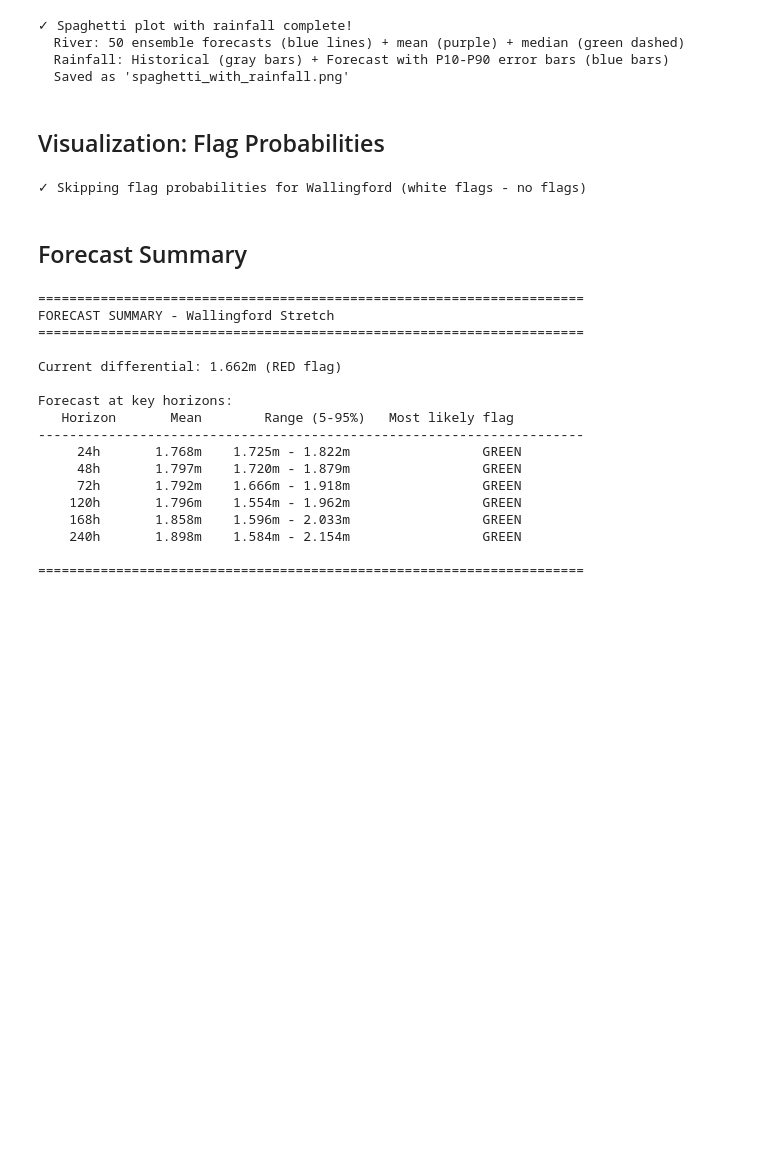
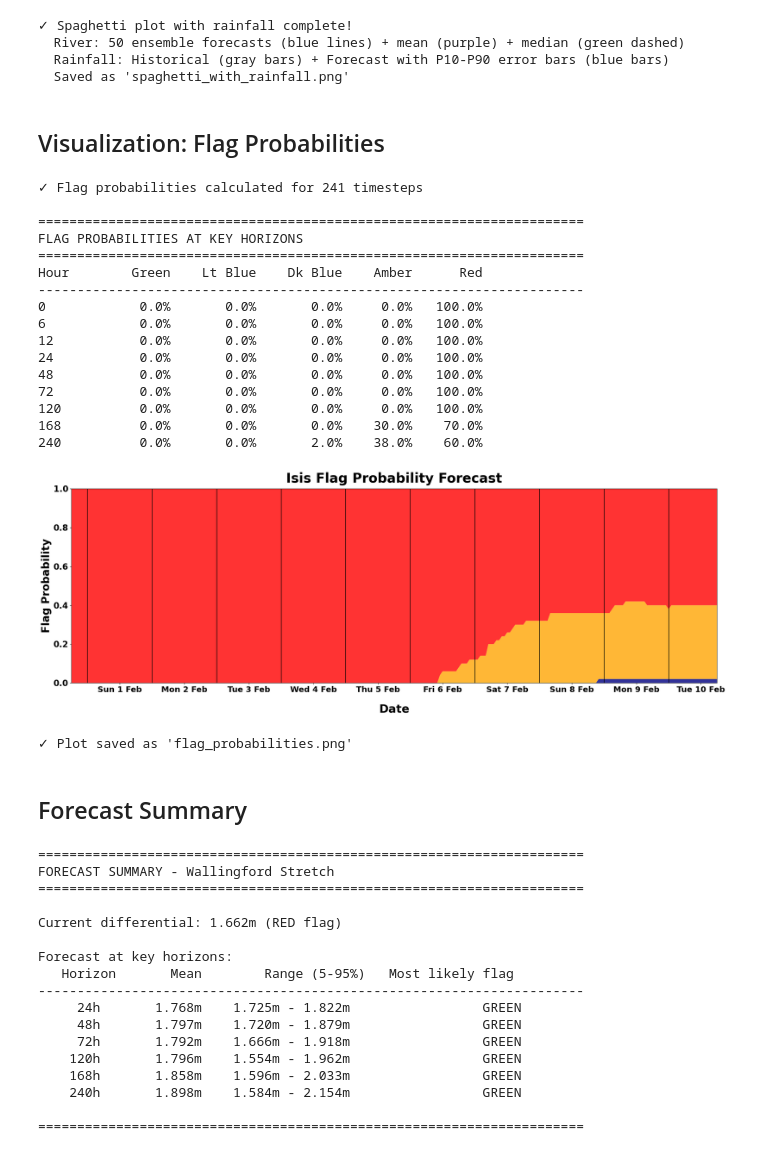
Before and after one commit to robertdoanesolomon/Flag_Predictor, a Jupyter notebook: notebooks/visualization.ipynb, the cells around one changed output. Saved outputs shown, nothing was run; the diff lists cells and outputs as text; code cells hidden in the pictures; blank space fills up the shorter version.

```diff
--- a/notebooks/visualization.ipynb
+++ b/notebooks/visualization.ipynb
@@ -460,6 +459,21 @@ def calculate_flag_probabilities(ensemble_df, thresholds):
         probs_df[f'p_{flag}'] = count / n_members
 
     return probs_df
+
+# Improved axis formatting for flag probability plot
+import matplotlib.dates as mdates
+import matplotlib.ticker as mticker
+
+def _short_date(x, pos=None):
+    """Format date for X axis as 'Wed 4 May' with day number not zero-padded."""
+    d = mdates.num2date(x)
+    return d.strftime("%a ") + str(d.day) + " " + d.strftime("%b") + "\n"
+
+class _MiddayLocator(mdates.DayLocator):
+    """Place ticks at midday (12h) instead of midnight."""
+    def tick_values(self, vmin, vmax):
+        ticks = super().tick_values(vmin, vmax)
+        return [t + 0.5 for t in ticks]  # 0.5 days = 12h
 
 # Skip flag probabilities for Wallingford (white flags - no flags)
 if LOCATION.lower() != 'wallingford':
@@ -481,47 +495,76 @@ if LOCATION.lower() != 'wallingford':
                   f"{row['p_dark_blue']*100:>9.1f}% {row['p_amber']*100:>7.1f}% {row['p_red']*100:>7.1f}%")
 
     # Create stacked area plot for flag probabilities
-    fig, ax = plt.subplots(figsize=(18, 6))
+    fig, ax = plt.subplots(figsize=(22, 8))  # bigger figure
 
     ax.stackplot(
         flag_probabilities.index,
         [flag_probabilities['p_green'], flag_probabilities['p_light_blue'],
          flag_probabilities['p_dark_blue'], flag_probabilities['p_amber'], flag_probabilities['p_red']],
         labels=['Green', 'Light Blue', 'Dark Blue', 'Amber', 'Red'],
         colors=[FLAG_COLORS['green'], FLAG_COLORS['light_blue'], FLAG_COLORS['dark_blue'],
                 FLAG_COLORS['amber'], FLAG_COLORS['red']],
-        alpha=0.8
+        alpha=0.8,
     )
 
-    ax.set_xlabel('Date/Time', fontsize=12)
-    ax.set_ylabel('Probability', fontsize=12)
-    ax.set_title(f'{config.display_name} - Flag Probability Forecast', fontsize=14, fontweight='bold')
-    ax.legend(loc='upper right', fontsize=10)
+    # Improved date axis formatting
+    ax.xaxis.set_major_locator(_MiddayLocator(interval=1))
+    ax.xaxis.set_major_formatter(mticker.FuncFormatter(_short_date))
+    ax.set_xlabel("Date", fontsize=26, fontweight="bold")   # made bigger
+
+    ax.set_ylabel('Flag Probability', fontsize=24, fontweight="bold")
+    ax.set_title(f'{(" ".join(config.display_name.split()[::2]))} Flag Probability Forecast', fontsize=30, fontweight='bold', pad=14)
+    ax.set_xlim(flag_probabilities.index[0], flag_probabilities.index[-1])
     ax.set_ylim(0, 1)
-    ax.grid(True, alpha=0.3)
 
-    # Add vertical lines for day markers
+    # Enlarge tick label font sizes
+    ax.tick_params(axis='both', labelsize=19)
+    # Make y-tick labels bold too
+    for label in ax.get_yticklabels():
+        label.set_fontweight('bold')
+    for label in ax.get_xticklabels():
+        label.set_fontweight('bold')
+
+    # Add vertical lines for day markers (at forecast 0h + N days from plot start, now at midnight)
     for i in range(1, 11):
-        day_time = flag_probabilities.index[0] + pd.Timedelta(hours=24*i)
+        day_time = (flag_probabilities.index[0].normalize() + pd.Timedelta(days=i))
         if day_time <= flag_probabilities.index[-1]:
-            ax.axvline(x=day_time, color='gray', linestyle='--', alpha=0.3)
+            ax.axvline(x=day_time, color='black', linestyle='-', alpha=0.8)
 
+    plt.setp(ax.xaxis.get_majorticklabels(), rotation=0, ha='center', fontsize=18, fontweight='bold')
     plt.tight_layout()
     plt.savefig('../flag_probabilities.png', dpi=150, bbox_inches='tight')
     plt.show()
 
     print("\n✓ Plot saved as 'flag_probabilities.png'")
 else:
     # For Wallingford, create empty flag_probabilities DataFrame to avoid errors
     flag_probabilities = pd.DataFrame(index=plot_df.index)
     flag_probabilities['p_green'] = 0
     flag_probabilities['p_light_blue'] = 0
     flag_probabilities['p_dark_blue'] = 0
     flag_probabilities['p_amber'] = 0
     flag_probabilities['p_red'] = 0
     print("✓ Skipping flag probabilities for Wallingford (white flags - no flags)")
 # %% [output]
-✓ Skipping flag probabilities for Wallingford (white flags - no flags)
+✓ Flag probabilities calculated for 241 timesteps
+
+======================================================================
+FLAG PROBABILITIES AT KEY HORIZONS
+======================================================================
+Hour        Green    Lt Blue    Dk Blue    Amber      Red
+----------------------------------------------------------------------
+0            0.0%       0.0%       0.0%     0.0%   100.0%
+6            0.0%       0.0%       0.0%     0.0%   100.0%
+12           0.0%       0.0%       0.0%     0.0%   100.0%
+24           0.0%       0.0%       0.0%     0.0%   100.0%
+48           0.0%       0.0%       0.0%     0.0%   100.0%
+72           0.0%       0.0%       0.0%     0.0%   100.0%
+120          0.0%       0.0%       0.0%     0.0%   100.0%
+168          0.0%       0.0%       0.0%    30.0%    70.0%
+240          0.0%       0.0%       2.0%    38.0%    60.0%
+[figure, added]
+✓ Plot saved as 'flag_probabilities.png'
 # %% [markdown]
 ## Forecast Summary
 # %%
```
Also changed, not shown: parts of 6 cells of this notebook, 3 other files.
